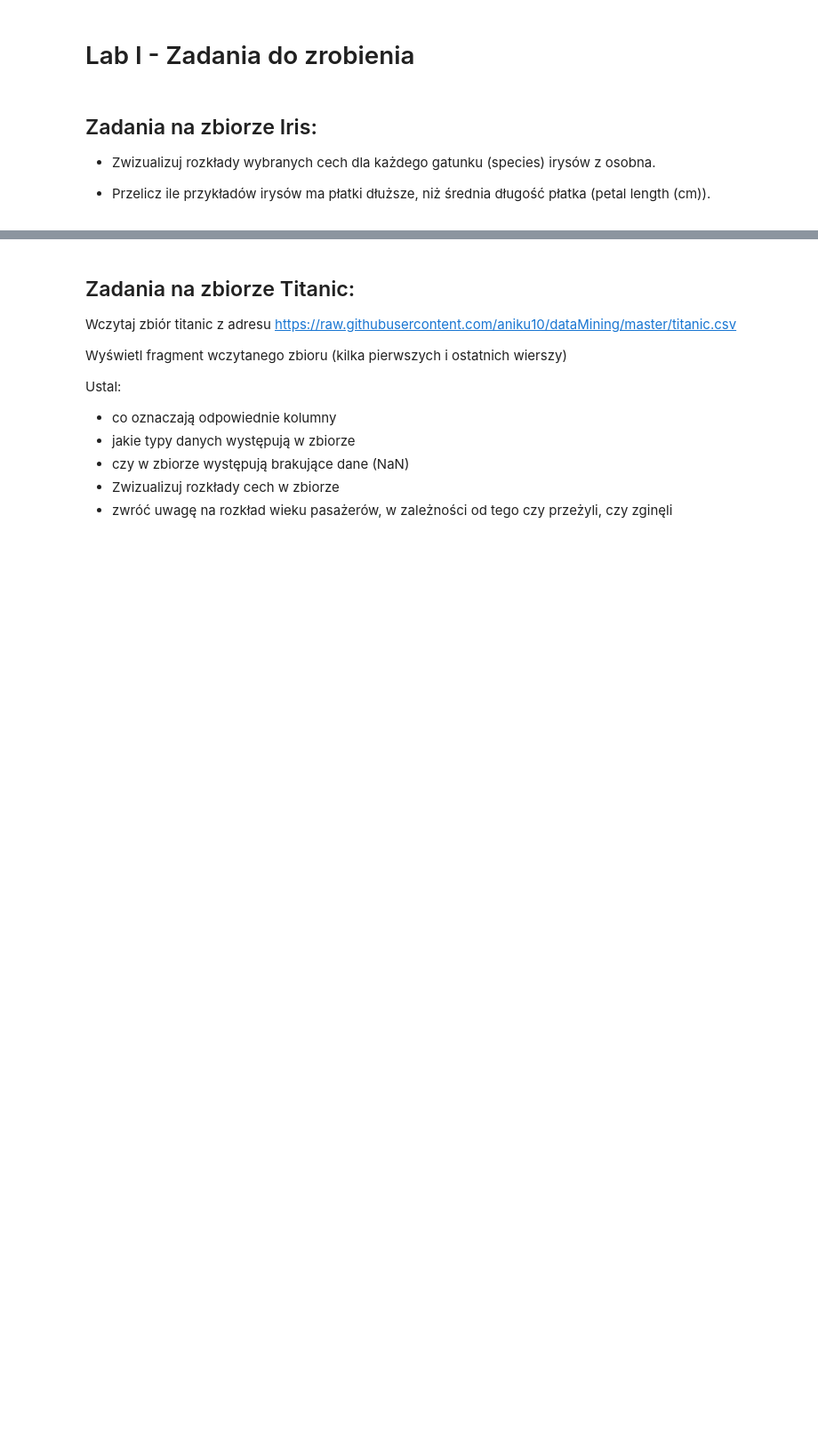
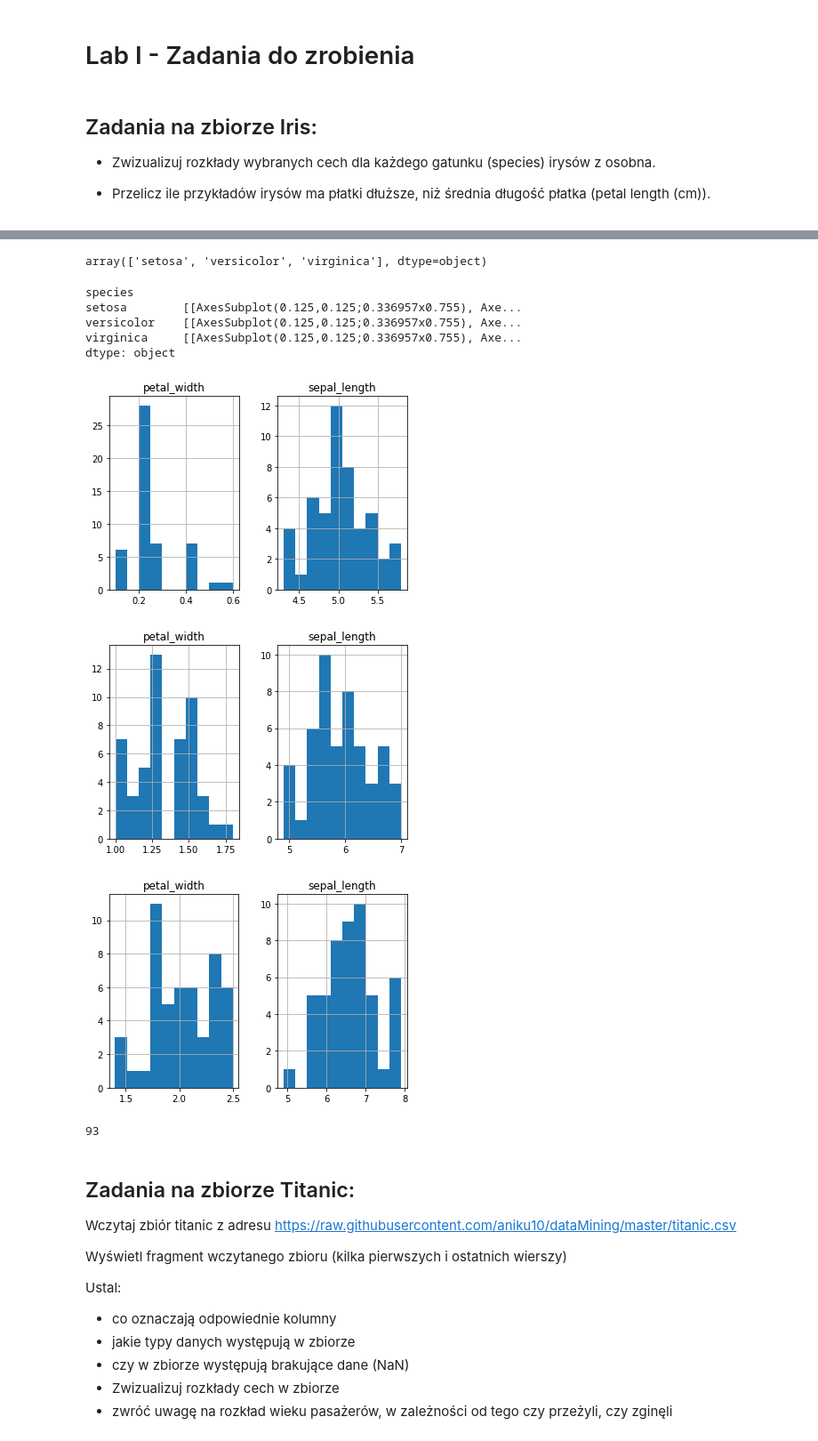
Before and after one commit to lynxoo/dmi_ue_wro, a Jupyter notebook: lab-1.ipynb, the cells around one changed output, grey strips where cells are left out. Shown: that part at 89% size. Saved outputs shown, nothing was run; the diff lists cells and outputs as text; code cells hidden in the pictures; blank space fills up the shorter version.

```diff
--- a/lab-1.ipynb
+++ b/lab-1.ipynb
@@ -8,3 +8,6 @@
 - Zwizualizuj rozkłady wybranych cech dla każdego gatunku (species) irysów z osobna.
 
 - Przelicz ile przykładów irysów ma płatki dłuższe, niż średnia długość płatka (petal length (cm)).
+# %%
+import pandas as pd
+iris_data_set = pd.read_csv("https://raw.githubusercontent.com/aniku10/dataMining/master/iris.csv")
@@ -11,3 +23,24 @@
+# %%
+iris_data_set['species'].unique()
+# %% [output]
+array(['setosa', 'versicolor', 'virginica'], dtype=object)
+# %%
+iris_data_set.groupby('species').hist(column=['sepal_length', 'petal_width'])
+# %% [output]
+species
+setosa        [[AxesSubplot(0.125,0.125;0.336957x0.755), Axe...
+versicolor    [[AxesSubplot(0.125,0.125;0.336957x0.755), Axe...
+virginica     [[AxesSubplot(0.125,0.125;0.336957x0.755), Axe...
+dtype: object
+[figure, added]
+[figure, added]
+[figure, added]
+# %%
+mean_attributes_values = iris_data_set.mean()
+avg_petal_length = mean_attributes_values['petal_length']
+len(iris_data_set[iris_data_set['petal_length'] > avg_petal_length])
+# %% [output]
+93
 # %% [markdown]
 ## Zadania na zbiorze Titanic:
 
```
Also changed, not shown: parts of 11 cells of this notebook.
